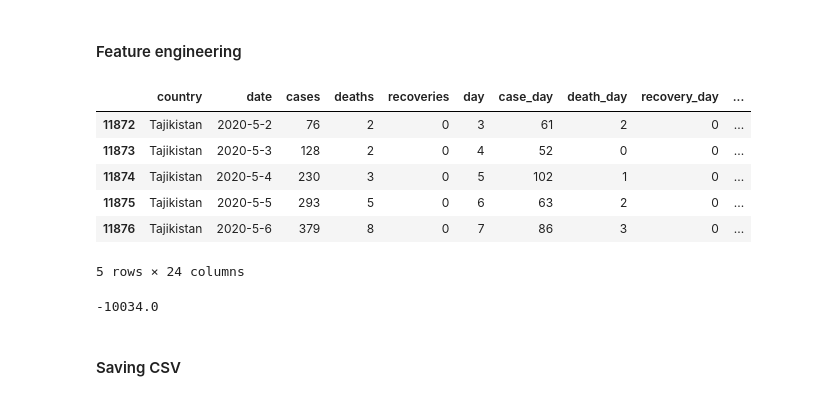
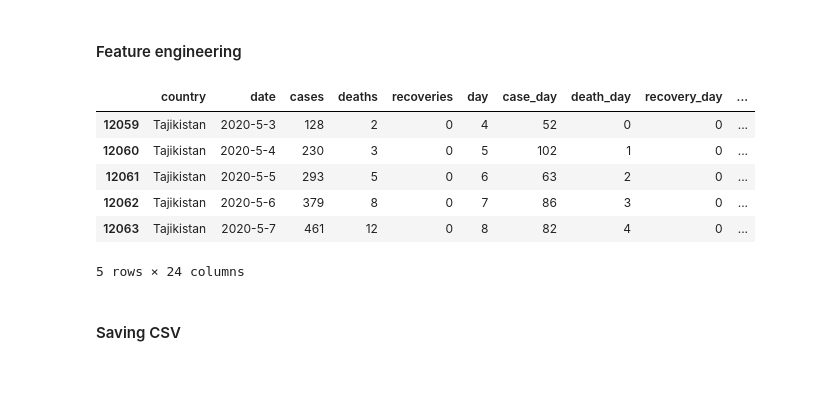
Before and after one commit to rafaelcastellar/coronavirus, a Jupyter notebook: notebooks/data_engineering.ipynb, the cells around one changed output. Cells and saved outputs as stored; diff of their text form; code cells hidden in the pictures.

```diff
--- a/notebooks/data_engineering.ipynb
+++ b/notebooks/data_engineering.ipynb
@@ -82,58 +82,60 @@ for country in countries:
         cases_million = (df[df.country == country]['case_day'] / million).round(1)
         deaths_million = (df[df.country == country]['death_day'] / million).round(1)
         recoveries_million = (df[df.country == country]['recovery_day'] / million).round(1)
+        case_day_million = (df[df.country == country]['case_day'] / million).round(1)
+        death_day_million = (df[df.country == country]['death_day'] / million).round(1)
+        recovery_day_million = (df[df.country == country]['recovery_day'] / million).round(1)
+
     else:
         cases_million = 0
         deaths_million = 0
         recoveries_million = 0
 
     df.loc[df.country == country, 'cases_million'] = cases_million
     df.loc[df.country == country, 'deaths_million'] = deaths_million
     df.loc[df.country == country, 'recoveries_million'] = recoveries_million
 
     # moving averages (from last 7 days)
     df.loc[df.country == country, 'avg7_cases'] = df[df.country == country]['case_day'].rolling(window=7).mean().replace([np.inf, -np.inf], 0).replace([np.nan], 0).astype('int')
     df.loc[df.country == country, 'avg7_deaths'] = df[df.country == country]['death_day'].rolling(window=7).mean().replace([np.inf, -np.inf], 0).replace([np.nan], 0).astype('int')
     df.loc[df.country == country, 'avg7_recoveries'] = df[df.country == country]['recovery_day'].rolling(window=7).mean().replace([np.inf, -np.inf], 0).replace([np.nan], 0).astype('int')
 
     df.loc[df.country == country, 'avg7_cases_million'] = df[df.country == country]['cases_million'].rolling(window=7).mean().replace([np.inf, -np.inf], 0).replace([np.nan], 0).astype('int')
     df.loc[df.country == country, 'avg7_deaths_million'] = df[df.country == country]['deaths_million'].rolling(window=7).mean().replace([np.inf, -np.inf], 0).replace([np.nan], 0).astype('int')
     df.loc[df.country == country, 'avg7_recoveries_million'] = df[df.country == country]['recoveries_million'].rolling(window=7).mean().replace([np.inf, -np.inf], 0).replace([np.nan], 0).astype('int')
 
 
 df['perc_death'] = (df['deaths']/df['cases'] * 100).round(2)
 df['perc_recovery'] = (df['recoveries']/df['cases'] * 100).round(2)
 df['active_cases'] = df['cases'] - df['recoveries'] - df['deaths']
 
 df.fillna(0, inplace=True)
 
 df['day'] = df['day'].astype('int')
 df['case_day'] = df['case_day'].astype('int')
 df['death_day'] = df['death_day'].astype('int')
 df['recovery_day'] = df['recovery_day'].astype('int')
 
 df.tail()
 # %% [output]
 |  | country | date | cases | deaths | recoveries | day | case_day | death_day | recovery_day | ... |
-| 11872 | Tajikistan | 2020-5-2 | 76 | 2 | 0 | 3 | 61 | 2 | 0 | ... |
-| 11873 | Tajikistan | 2020-5-3 | 128 | 2 | 0 | 4 | 52 | 0 | 0 | ... |
-| 11874 | Tajikistan | 2020-5-4 | 230 | 3 | 0 | 5 | 102 | 1 | 0 | ... |
-| 11875 | Tajikistan | 2020-5-5 | 293 | 5 | 0 | 6 | 63 | 2 | 0 | ... |
-| 11876 | Tajikistan | 2020-5-6 | 379 | 8 | 0 | 7 | 86 | 3 | 0 | ... |
+| 12059 | Tajikistan | 2020-5-3 | 128 | 2 | 0 | 4 | 52 | 0 | 0 | ... |
+| 12060 | Tajikistan | 2020-5-4 | 230 | 3 | 0 | 5 | 102 | 1 | 0 | ... |
+| 12061 | Tajikistan | 2020-5-5 | 293 | 5 | 0 | 6 | 63 | 2 | 0 | ... |
+| 12062 | Tajikistan | 2020-5-6 | 379 | 8 | 0 | 7 | 86 | 3 | 0 | ... |
+| 12063 | Tajikistan | 2020-5-7 | 461 | 12 | 0 | 8 | 82 | 4 | 0 | ... |
 5 rows × 24 columns
 # %%
 #Adjusting wrong negative variations (wrong number from the source)
 # df.loc[df.case_day < 0, ['cases']] = df[df.case_day < 0].shift().cases#, ['cases']]
 df.loc[df.case_day < 0, ['case_day']] = df[df.case_day < 0].shift().case_day#, ['cases']]
-df.loc[df.cases_million < 0, ['cases_million']] = df[df.cases_million < 0].cases_million.shift()#, ['cases']]
+df.loc[df.cases_million < 0, ['cases_million']] = 0#df[df.cases_million < 0].cases_million.shift()#, ['cases']]
 # country = 'Spain'
 
 # df.case_day.min()
 # df[df.cases_million < 0].cases_million.shift()
 # df.loc[df.index == df[df['country']=='Spain'].cases.min()]
 # plt.plot(df[df['country']=='Spain'].case_day)
-# %% [output]
--10034.0
 # %% [markdown]
 #### Saving CSV
 # %%
```
Also changed, not shown: parts of 4 cells of this notebook, 40 other files.
